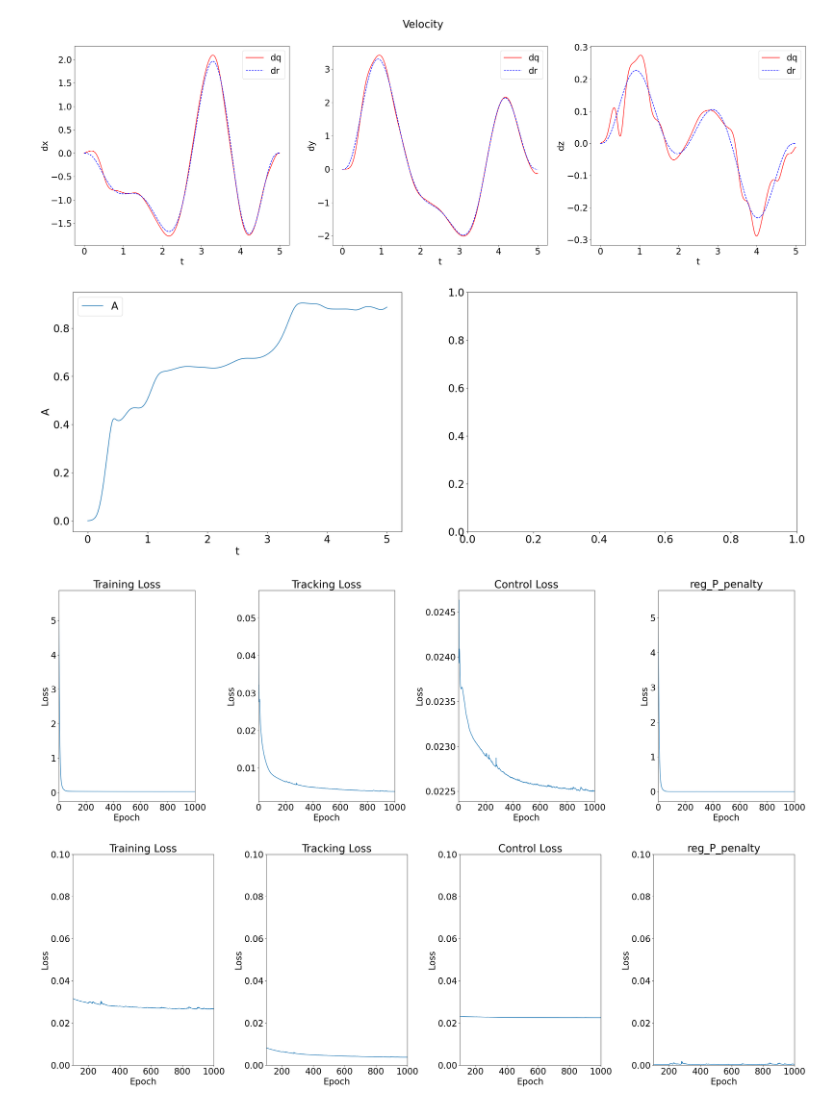
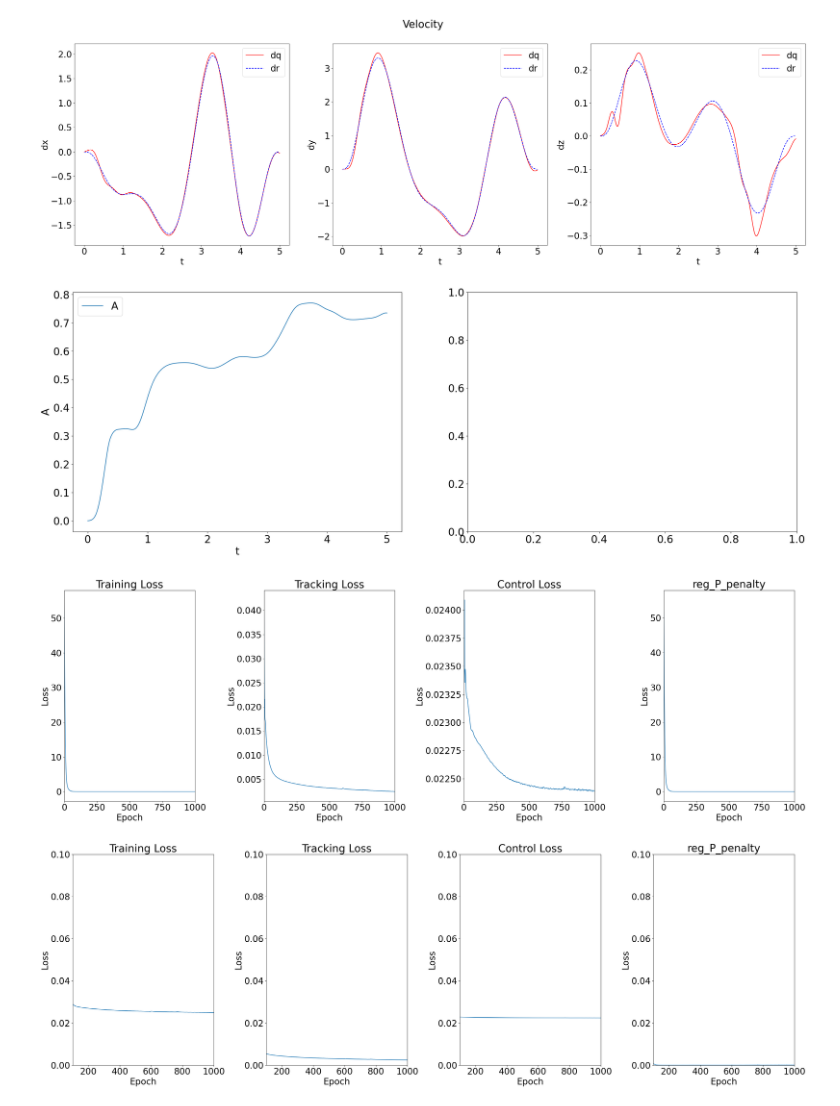
Before and after one commit to joshsohn/COML_hardware, a Jupyter notebook: validate_model.ipynb, the cells around one changed output. Cells and saved outputs as stored; diff of their text form; code cells hidden in the pictures.

```diff
--- a/validate_model.ipynb
+++ b/validate_model.ipynb
@@ -251,10 +251,10 @@ def plot_losses(raw, xlim=[0, 1000], ylim=None):
 # filename = 'seed=0_M=50_E=1000_pinit=2.00_pfreq=2000_regP=0.1000.pkl'
 # trial_name = 'z_up_reg_P_1'
 # filename = 'seed=0_M=50_E=1000_pinit=2.00_pfreq=2000_regP=1.0000.pkl'
-trial_name = 'z_up_reg_P_1_kRz'
-filename = 'seed=0_M=50_E=1000_pinit=2.00_pfreq=2000_regP=1.0000.pkl'
-# trial_name = 'z_up_reg_P_10'
-# filename = 'seed=0_M=50_E=1000_pinit=2.00_pfreq=2000_regP=10.0000.pkl'
+# trial_name = 'z_up_reg_P_1_kRz'
+# filename = 'seed=0_M=50_E=1000_pinit=2.00_pfreq=2000_regP=1.0000.pkl'
+trial_name = 'z_up_reg_P_10'
+filename = 'seed=0_M=50_E=1000_pinit=2.00_pfreq=2000_regP=10.0000.pkl'
 
 pkl = f'{trial_name}/{filename}'
 with open(f'train_results/{pkl}', 'rb') as file:
@@ -288,4 +288,4 @@ Eigenvalues of P: [1.0031439  1.0011657  1.0029302  0.9998363  1.0022266  1.0025
-[figure, old version]
+[figure, new version]
-[figure, old version]
+[figure, new version]
-[figure, old version]
+[figure, new version]
-[figure, old version]
+[figure, new version]
```
Also changed, not shown: parts of 1 cell of this notebook, 15 other files.
